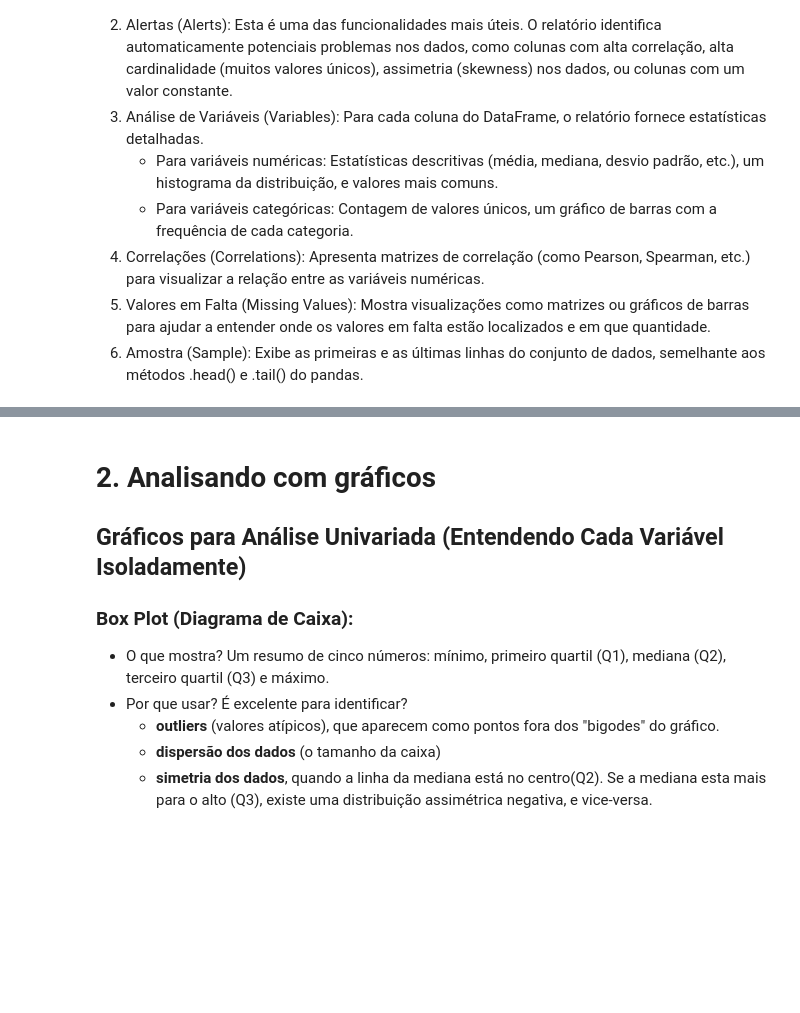
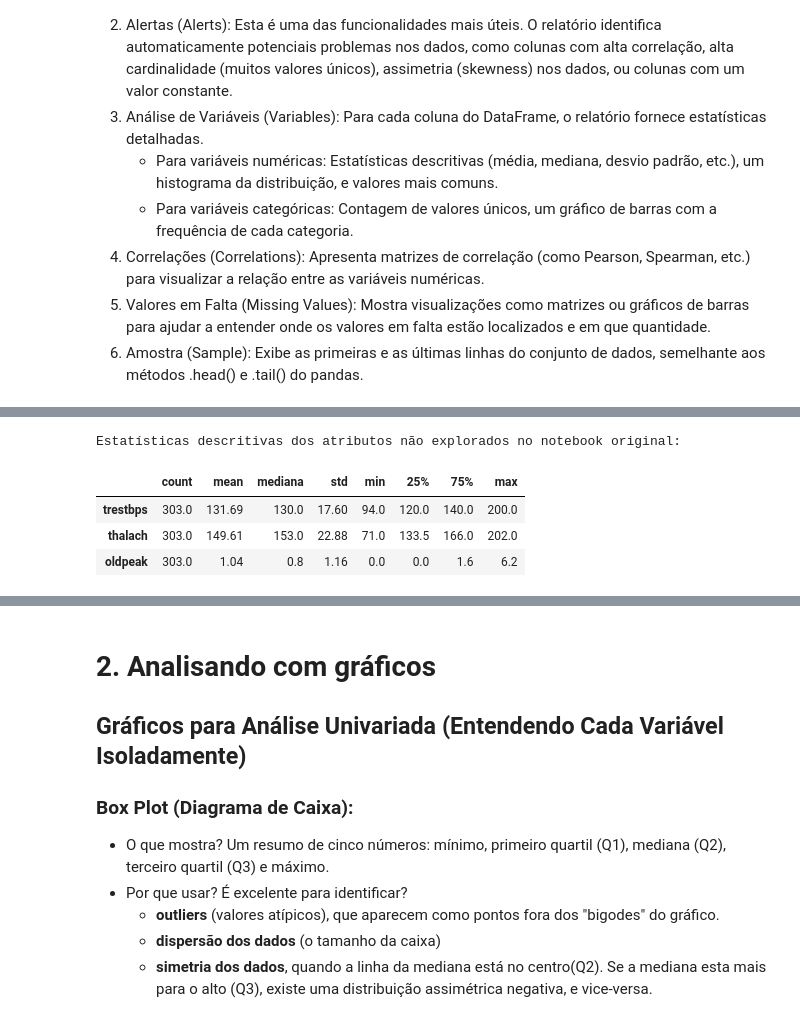
Before and after one commit to marcospontoexe/PUC, a Jupyter notebook: 16-IA aplicada à Saúde/atividade somativa 1/Diagnóstico_de_Doenças_Cardiovasculares_usando_Machine_Learning.ipynb, the cells around one changed output, grey strips where cells are left out. Drawn from its saved outputs; the diff is of its cells as text; code cells hidden in the pictures; blank space fills up the shorter version.

```diff
--- a/16-IA aplicada à Saúde/atividade somativa 1/Diagnóstico_de_Doenças_Cardiovasculares_usando_Machine_Learning.ipynb
+++ b/16-IA aplicada à Saúde/atividade somativa 1/Diagnóstico_de_Doenças_Cardiovasculares_usando_Machine_Learning.ipynb
@@ -669,0 +648,27 @@ Esta análise de correlação é um guia excelente para a próxima etapa: a **se
+# %%
+# ESTATÍSTICAS BÁSICAS DE ATRIBUTOS NÃO EXPLORADOS NO NOTEBOOK ORIGINAL
+#
+# O notebook original analisou em detalhe apenas 'chol' (colesterol) e 'age' (idade).
+# Aqui detalhamos três atributos ainda não explorados:
+#   trestbps - pressão arterial em repouso (mm Hg)
+#   thalach  - frequência cardíaca máxima atingida (bpm)
+#   oldpeak  - depressão do segmento ST induzida por exercício
+atributos_novos = ['trestbps', 'thalach', 'oldpeak']
+
+# describe() traz contagem, média, desvio padrão, mínimo, quartis e máximo
+estatisticas = df_uci[atributos_novos].describe().T
+
+# A mediana é o percentil 50%; criamos a coluna explicitamente para facilitar a leitura
+estatisticas['mediana'] = df_uci[atributos_novos].median()
+
+# Reordenando na sequência pedida: contagem, tendência central, dispersão e extremos
+estatisticas = estatisticas[['count', 'mean', 'mediana', 'std', 'min', '25%', '75%', 'max']]
+
+print("Estatísticas descritivas dos atributos não explorados no notebook original:")
+display(estatisticas.round(2))
+# %% [output]
+Estatísticas descritivas dos atributos não explorados no notebook original:
+|  | count | mean | mediana | std | min | 25% | 75% | max |
+| trestbps | 303.0 | 131.69 | 130.0 | 17.60 | 94.0 | 120.0 | 140.0 | 200.0 |
+| thalach | 303.0 | 149.61 | 153.0 | 22.88 | 71.0 | 133.5 | 166.0 | 202.0 |
+| oldpeak | 303.0 | 1.04 | 0.8 | 1.16 | 0.0 | 0.0 | 1.6 | 6.2 |
```
Also changed, not shown: parts of 49 cells of this notebook, 10 other files.
